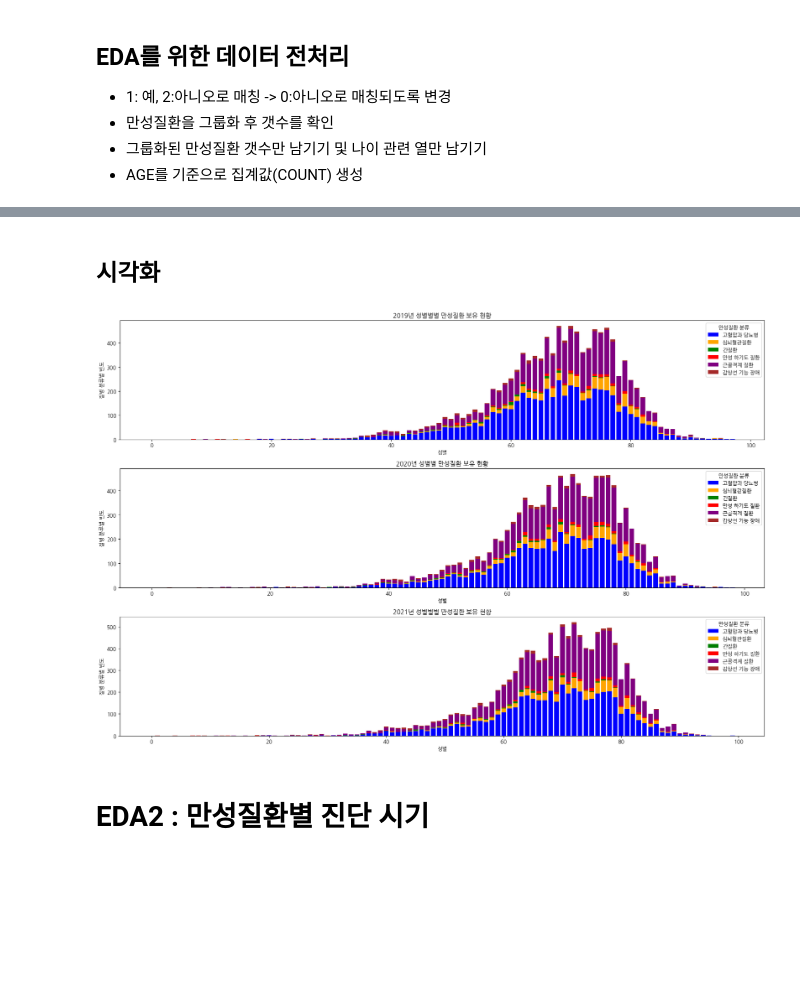
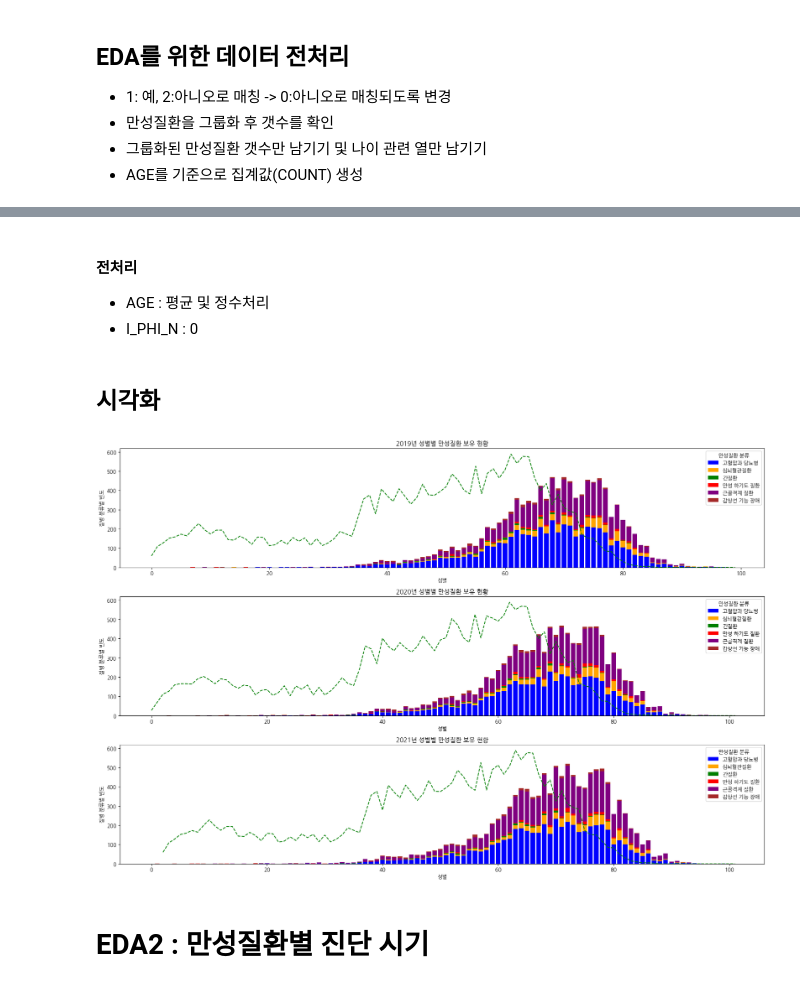
Before and after one commit to skqorrla/HK-M-Project, a Jupyter notebook: 00_EDA_BS.ipynb, the cells around one changed output, grey strips where cells are left out. Drawn from its saved outputs; the diff is of its cells as text; code cells hidden in the pictures; blank space fills up the shorter version.

```diff
--- a/00_EDA_BS.ipynb
+++ b/00_EDA_BS.ipynb
@@ -155,3 +159,40 @@ eda1_21.columns = ["나이", "고혈압과 당뇨병", "심뇌혈관질환", "
+# %%
+query_eda11_19 = f"""
+SELECT 2019 AS D_YEAR, 2019-BIRTH_Y AS AGE, I_PHI_N
+FROM raw_a_ind
+"""
+
+query_eda11_20 = f"""
+SELECT 2020 AS D_YEAR, 2020-BIRTH_Y AS AGE, I_PHI_N
+FROM raw_b_ind
+"""
+
+query_eda11_21 = f"""
+SELECT 2021 AS D_YEAR, 2021-BIRTH_Y AS AGE, I_PHI_N
+FROM raw_a_ind
+"""
+
+eda11_19 = pd.read_sql(query_eda11_19, db_connection)
+eda11_20 = pd.read_sql(query_eda11_20, db_connection)
+eda11_21 = pd.read_sql(query_eda11_21, db_connection)
+# %% [markdown]
+#### 전처리
+- AGE : 평균 및 정수처리
+- I_PHI_N : 0
+# %%
+eda11_19.fillna({'AGE': int(np.mean(eda11_19['AGE'])),
+                 'I_PHI_N': 0},
+                 inplace=True)
+eda11_19.fillna({'AGE': int(np.mean(eda11_19['AGE'])),
+                 'I_PHI_N': 0},
+                 inplace=True)
+eda11_19.fillna({'AGE': int(np.mean(eda11_19['AGE'])),
+                 'I_PHI_N': 0},
+                 inplace=True)
+# %%
+eda11_19 = eda11_19.groupby('AGE')['I_PHI_N'].sum().reset_index()
+eda11_20 = eda11_20.groupby('AGE')['I_PHI_N'].sum().reset_index()
+eda11_21 = eda11_21.groupby('AGE')['I_PHI_N'].sum().reset_index()
 # %% [markdown]
 ## 시각화
 # %%
@@ -167,41 +208,44 @@ for i, col in enumerate(eda1_19.columns[1:-1]):
     axes[0].bar(range(len(eda1_19)), eda1_19[col], bottom=bottom,
         label=col, color=colors[i])
     bottom += eda1_19[col].values
+axes[0].plot(eda11_19['AGE'], eda11_19['I_PHI_N'], 'g--')
 
 axes[0].set_xlabel('성별')
 axes[0].set_ylabel('질병 분류별 빈도')
-axes[0].set_title('2019년 성별별별 만성질환 보유 현황')
+axes[0].set_title('2019년 성별별 만성질환 보유 현황')
 axes[0].legend(title='만성질환 분류')
 
 # 2020년 그래프
 bottom = np.zeros(len(eda1_20))
 for i, col in enumerate(eda1_20.columns[1:-1]):
     axes[1].bar(range(len(eda1_20)), eda1_20[col], bottom=bottom,
         label=col, color=colors[i])
     bottom += eda1_20[col].values
+axes[1].plot(eda11_20['AGE'], eda11_20['I_PHI_N'], 'g--')
 
 axes[1].set_xlabel('성별')
 axes[1].set_ylabel('질병 분류별 빈도')
 axes[1].set_title('2020년 성별별 만성질환 보유 현황')
 axes[1].legend(title='만성질환 분류')
 
 # 2021년 그래프
 bottom = np.zeros(len(eda1_21))
 for i, col in enumerate(eda1_21.columns[1:-1]):
     axes[2].bar(range(len(eda1_21)), eda1_21[col], bottom=bottom,
         label=col, color=colors[i])
     bottom += eda1_21[col].values
+axes[2].plot(eda11_21['AGE'], eda11_21['I_PHI_N'], 'g--')
 
 axes[2].set_xlabel('성별')
 axes[2].set_ylabel('질병 분류별 빈도')
-axes[2].set_title('2021년 성별별별 만성질환 보유 현황')
+axes[2].set_title('2021년 성별별 만성질환 보유 현황')
 axes[2].legend(title='만성질환 분류')
 
 
 plt.tight_layout()
 plt.show()
 # %% [output]
-[figure, old version]
+[figure, new version]
 # %% [markdown]
 # EDA2 : 만성질환별 진단 시기
 # %% [markdown]
```
Also changed, not shown: parts of 3 cells of this notebook.
